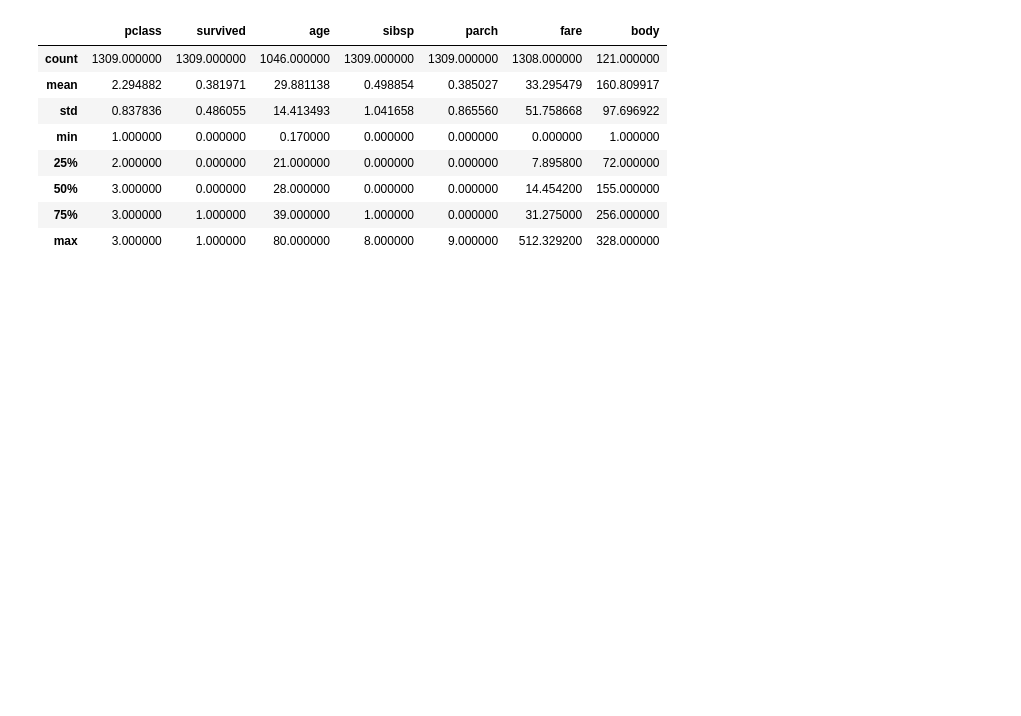
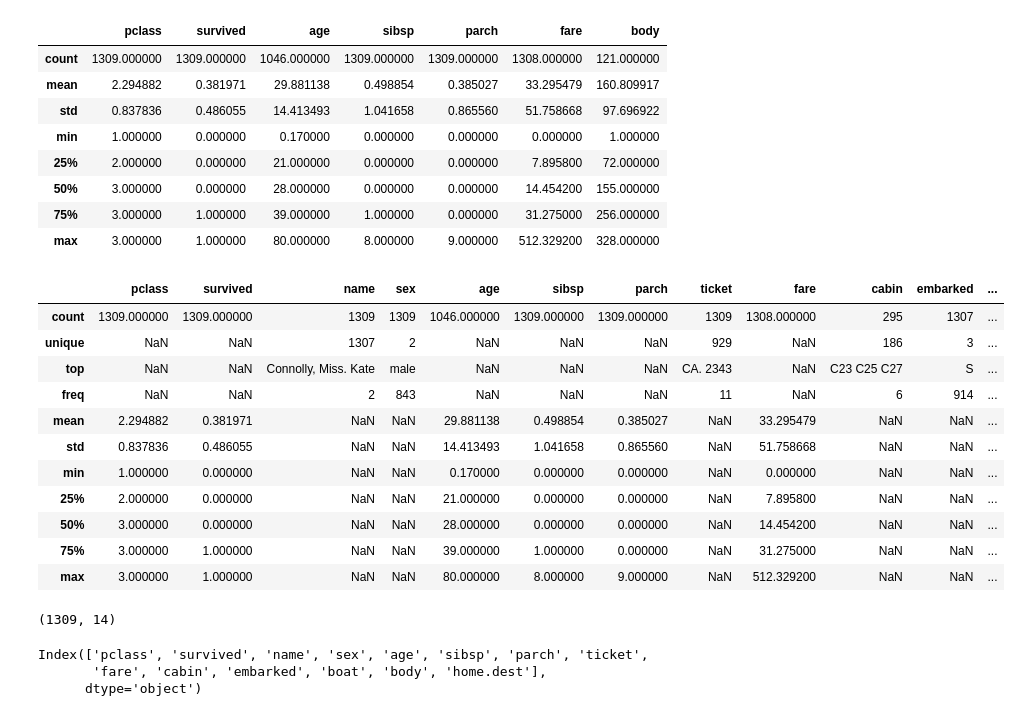
Before and after one commit to Shyamkumarnagilla/Internship-Data_Science_and_Machine_Learning, a Jupyter notebook: Untitled1.ipynb, the cells around one changed output. Cells and saved outputs as stored; diff of their text form; code cells hidden in the pictures; blank space fills up the shorter version.

```diff
--- a/Untitled1.ipynb
+++ b/Untitled1.ipynb
@@ -45,3 +65,28 @@ titanium.describe()
 | 50% | 3.000000 | 0.000000 | 28.000000 | 0.000000 | 0.000000 | 14.454200 | 155.000000 |
 | 75% | 3.000000 | 1.000000 | 39.000000 | 1.000000 | 0.000000 | 31.275000 | 256.000000 |
 | max | 3.000000 | 1.000000 | 80.000000 | 8.000000 | 9.000000 | 512.329200 | 328.000000 |
+# %%
+titanium.describe(include='all')
+# %% [output]
+|  | pclass | survived | name | sex | age | sibsp | parch | ticket | fare | cabin | embarked | ... |
+| count | 1309.000000 | 1309.000000 | 1309 | 1309 | 1046.000000 | 1309.000000 | 1309.000000 | 1309 | 1308.000000 | 295 | 1307 | ... |
+| unique | NaN | NaN | 1307 | 2 | NaN | NaN | NaN | 929 | NaN | 186 | 3 | ... |
+| top | NaN | NaN | Connolly, Miss. Kate | male | NaN | NaN | NaN | CA. 2343 | NaN | C23 C25 C27 | S | ... |
+| freq | NaN | NaN | 2 | 843 | NaN | NaN | NaN | 11 | NaN | 6 | 914 | ... |
+| mean | 2.294882 | 0.381971 | NaN | NaN | 29.881138 | 0.498854 | 0.385027 | NaN | 33.295479 | NaN | NaN | ... |
+| std | 0.837836 | 0.486055 | NaN | NaN | 14.413493 | 1.041658 | 0.865560 | NaN | 51.758668 | NaN | NaN | ... |
+| min | 1.000000 | 0.000000 | NaN | NaN | 0.170000 | 0.000000 | 0.000000 | NaN | 0.000000 | NaN | NaN | ... |
+| 25% | 2.000000 | 0.000000 | NaN | NaN | 21.000000 | 0.000000 | 0.000000 | NaN | 7.895800 | NaN | NaN | ... |
+| 50% | 3.000000 | 0.000000 | NaN | NaN | 28.000000 | 0.000000 | 0.000000 | NaN | 14.454200 | NaN | NaN | ... |
+| 75% | 3.000000 | 1.000000 | NaN | NaN | 39.000000 | 1.000000 | 0.000000 | NaN | 31.275000 | NaN | NaN | ... |
+| max | 3.000000 | 1.000000 | NaN | NaN | 80.000000 | 8.000000 | 9.000000 | NaN | 512.329200 | NaN | NaN | ... |
+# %%
+titanium.shape
+# %% [output]
+(1309, 14)
+# %%
+titanium.columns
+# %% [output]
+Index(['pclass', 'survived', 'name', 'sex', 'age', 'sibsp', 'parch', 'ticket',
+       'fare', 'cabin', 'embarked', 'boat', 'body', 'home.dest'],
+      dtype='object')
```
Also changed, not shown: parts of 15 cells of this notebook.
